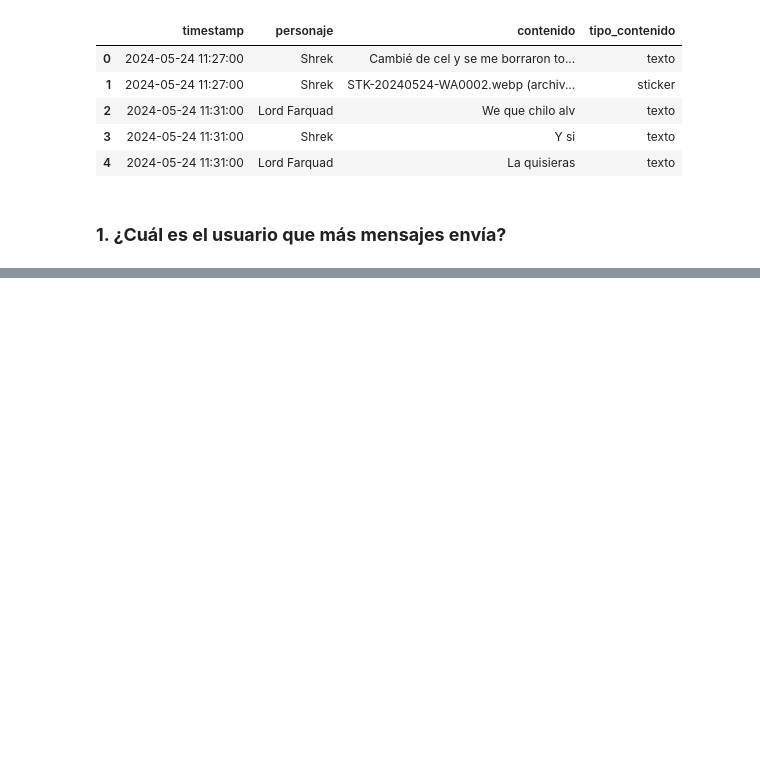
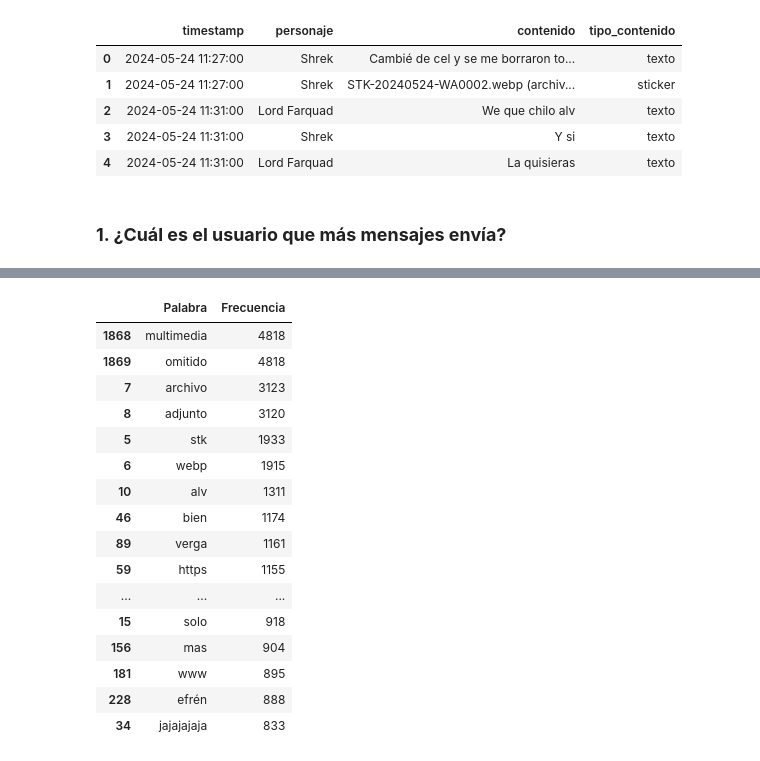
Before and after one commit to victorve-l/Historial_Whatsapp_Victor, a Jupyter notebook: notebooks/3.0-vd-EDA.ipynb, the cells around one changed output, grey strips where cells are left out. Saved outputs shown, nothing was run; the diff lists cells and outputs as text; code cells hidden in the pictures; blank space fills up the shorter version.

```diff
--- a/notebooks/3.0-vd-EDA.ipynb
+++ b/notebooks/3.0-vd-EDA.ipynb
@@ -62,0 +151,39 @@ plt.show()
+# %%
+
+import re
+from collections import Counter
+
+
+# Crear una serie que solo contenga los mensajes enviados en el historial
+contenido = df['contenido']
+
+# Generar un solo texto enorme en un solo renglon de la serie contenido
+texto_completo = " ".join(df["contenido"].dropna().astype(str)).lower()
+
+# Extraer palabras ignorando puntuación, comas o signos raros con re.findall.
+# la expresion regular "\b[a-záéíóúüñ]+\b buscara mas de un caracter de la a a la z e incluira signos con acentos
+# re.findall devuelve una lista con todas las palabras dentro del texto
+palabras = re.findall(r"\b[a-záéíóúüñ]+\b", texto_completo)
+
+
+# Filtrar las stopwords dentro de la lista palabras usando el modulo stopwords de la libria nltk.corpus
+import nltk
+from nltk.corpus import stopwords
+nltk.download("stopwords") # Descarga las stopwords
+stopwords_es = set(stopwords.words("spanish")) # obtener elementos unicos en español
+
+palabras_limpias = []
+lista_nombres = ['shrek', 'fiona', 'burro', 'lord', 'farquad', 'lobo', 'de', 'sexo', 'dudoso']
+for p in palabras:
+    if (p not in stopwords_es) and (len(p) > 2) and (p not in lista_nombres): # Evaluamos que la palabra actual no se encuentra en stopwords
+        palabras_limpias.append(p)
+
+# Contar las palabras limpias utilizando la funcion Counter del modulo collections
+conteo_palabras = Counter(palabras_limpias)
+
+
+# Generar un datadrame con las palabras limpias obtenidas
+df_palabras = pd.DataFrame(conteo_palabras.items(), columns=["Palabra", "Frecuencia"])
+df_palabras.sort_values(by='Frecuencia', ascending=False, inplace=True)
+df_palabras.head(20)
+# %% [output]
@@ -62,0 +193,17 @@ plt.show()
+|  | Palabra | Frecuencia |
+| 1868 | multimedia | 4818 |
+| 1869 | omitido | 4818 |
+| 7 | archivo | 3123 |
+| 8 | adjunto | 3120 |
+| 5 | stk | 1933 |
+| 6 | webp | 1915 |
+| 10 | alv | 1311 |
+| 46 | bien | 1174 |
+| 89 | verga | 1161 |
+| 59 | https | 1155 |
+| ... | ... | ... |
+| 15 | solo | 918 |
+| 156 | mas | 904 |
+| 181 | www | 895 |
+| 228 | efrén | 888 |
+| 34 | jajajajaja | 833 |
```
Also changed, not shown: parts of 9 cells of this notebook, 3 other files.
